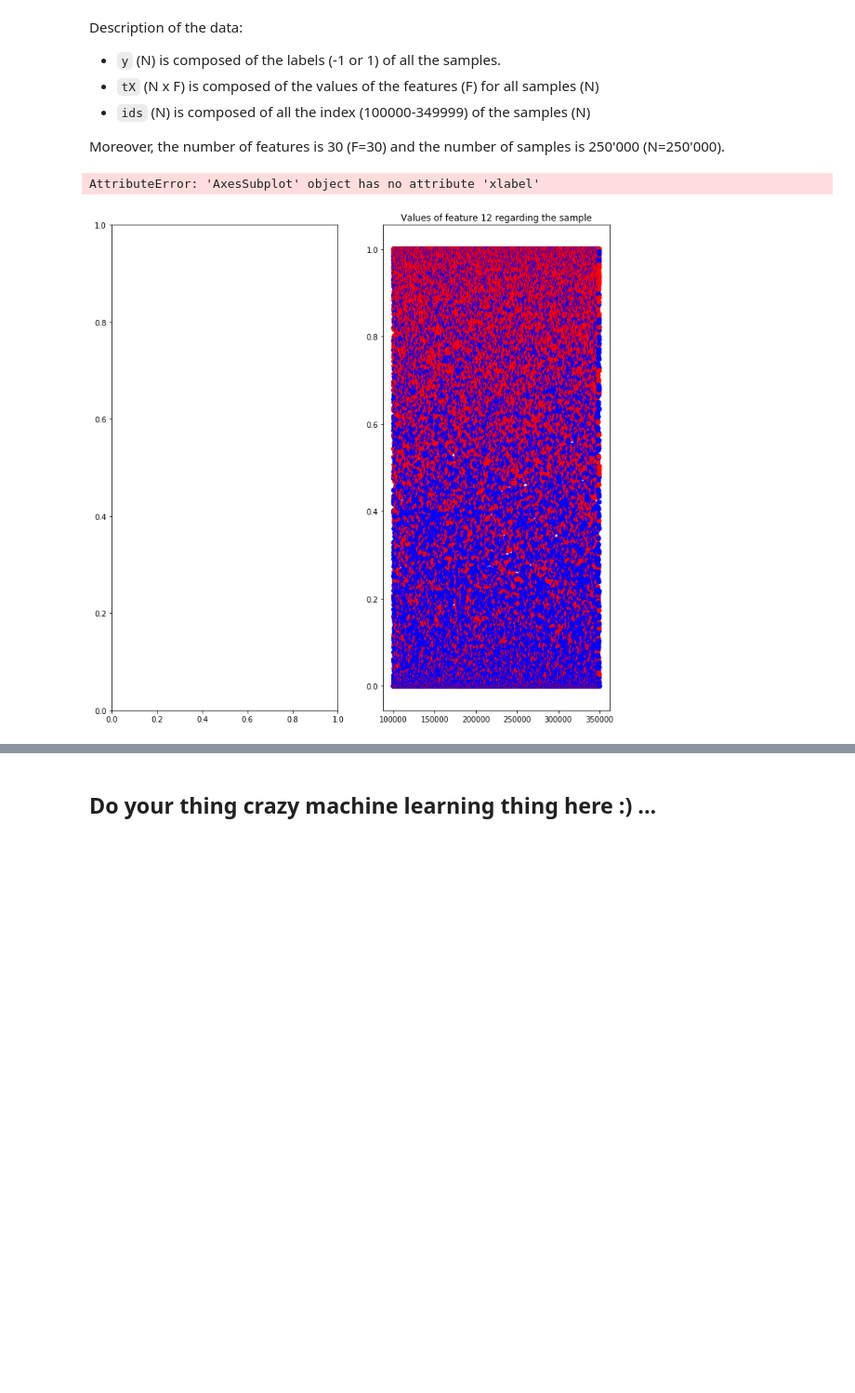
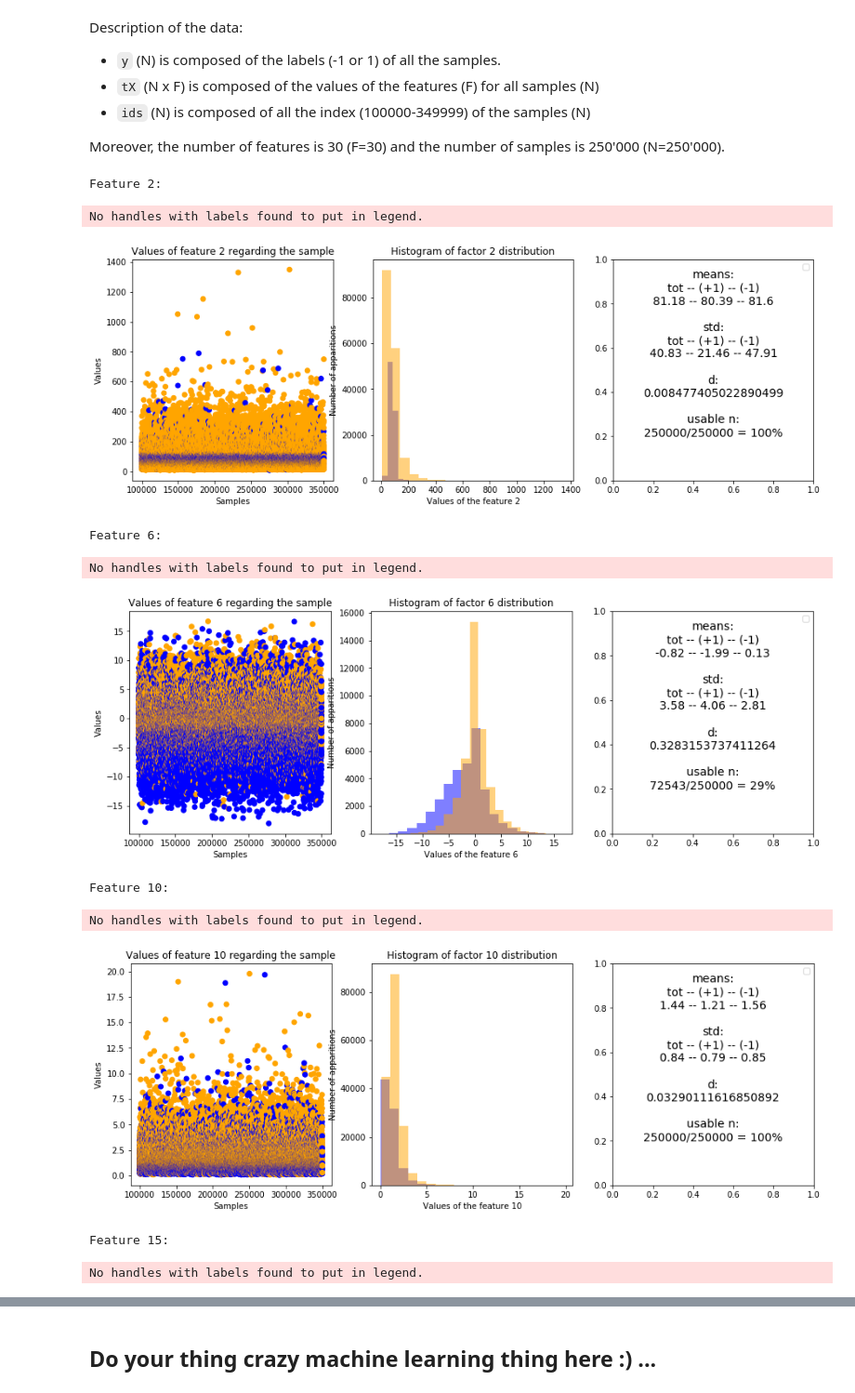
Before and after one commit to cschneuw/Machine-learning-Project-2019, a Jupyter notebook: scripts/project1.ipynb, the cells around one changed output, grey strips where cells are left out. Shown at 93% size. Drawn from its saved outputs; the diff is of its cells as text; code cells hidden in the pictures; blank space fills up the shorter version.

```diff
--- a/scripts/project1.ipynb
+++ b/scripts/project1.ipynb
@@ -69,5 +36,0 @@ def plot_feature(ids, tX0, y, f):
-# %%
-plot_feature(ids, tX0, y, 12)
-# %% [output]
-AttributeError: 'AxesSubplot' object has no attribute 'xlabel'
-[figure, removed]
@@ -81,7 +37,32 @@ plt.ylabel('Values')
-# %%
-f = 29
-bins = 20
-plt.hist(tX0[:,f], bins)
-plt.title("Histogram of factor {} distribution".format(f))
-plt.xlabel('Values of the factor {}'.format(f))
-plt.ylabel('Number of apparitions')
+# %%
+def plot_feature(ids, tX, y, f, bins=20):
+    print ('Feature {}:'.format(f))
+    fig, ax = plt.subplots(1, 3, figsize=(15, 5)) #(15, 5)
+
+    # Plot of the feature regarding the sample
+    col = np.where(y==1, 'b', 'orange')
+    ax[0].scatter(ids, tX[:,f], c=col)
+    ax[0].set_title('Values of feature {} regarding the sample'.format(f))
+    ax[0].set_xlabel('Samples')
+    ax[0].set_ylabel('Values')
+
+    # Histogram plot of the apprition of a given feature value
+    tX_plus = []
+    tX_minus = []
+    for n in range(tX.shape[0]):
+        if (y[n]==1):
+            tX_plus.append(tX[n,f])
+        elif (y[n]==-1):
+            tX_minus.append(tX[n,f])
+    ax[1].hist(tX_plus, bins,alpha=0.5, label='+1', color='b')
+    ax[1].hist(tX_minus, bins,alpha=0.5, label='-1', color='orange')
+    plt.legend(loc='upper right')
+    ax[1].set_title("Histogram of factor {} distribution".format(f))
+    ax[1].set_xlabel('Values of the feature {}'.format(f))
+    ax[1].set_ylabel('Number of apparitions')
+
+    # Table
+    means, std, d, n_usable, n_tot = compute_feature(tX_minus, tX_plus)
+    text = description_feature(means, std, d, n_usable, n_tot)
+    ax[2].text(0.5, 0.2, text, fontsize=14, ha='center')
+    plt.show()
@@ -87,0 +98,15 @@ plt.ylabel('Number of apparitions')
+# %%
+for f in [2, 6, 10, 15, 20, 27] :
+    plot_feature(ids, tX0, y, f)
+# %% [output]
+Feature 2:
+No handles with labels found to put in legend.
+[figure, added]
+Feature 6:
+No handles with labels found to put in legend.
+[figure, added]
+Feature 10:
+No handles with labels found to put in legend.
+[figure, added]
+Feature 15:
+No handles with labels found to put in legend.
```
Also changed, not shown: parts of 5 cells of this notebook.
